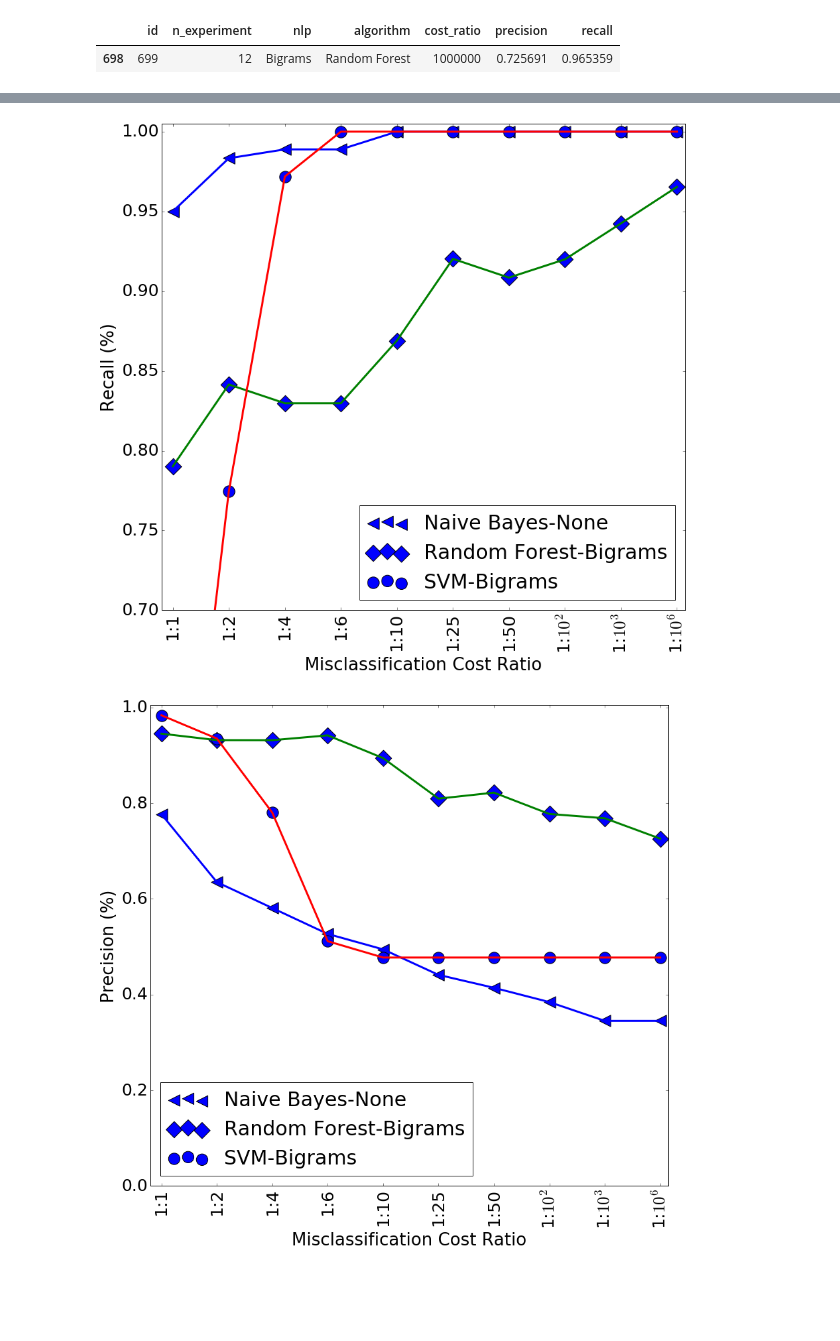
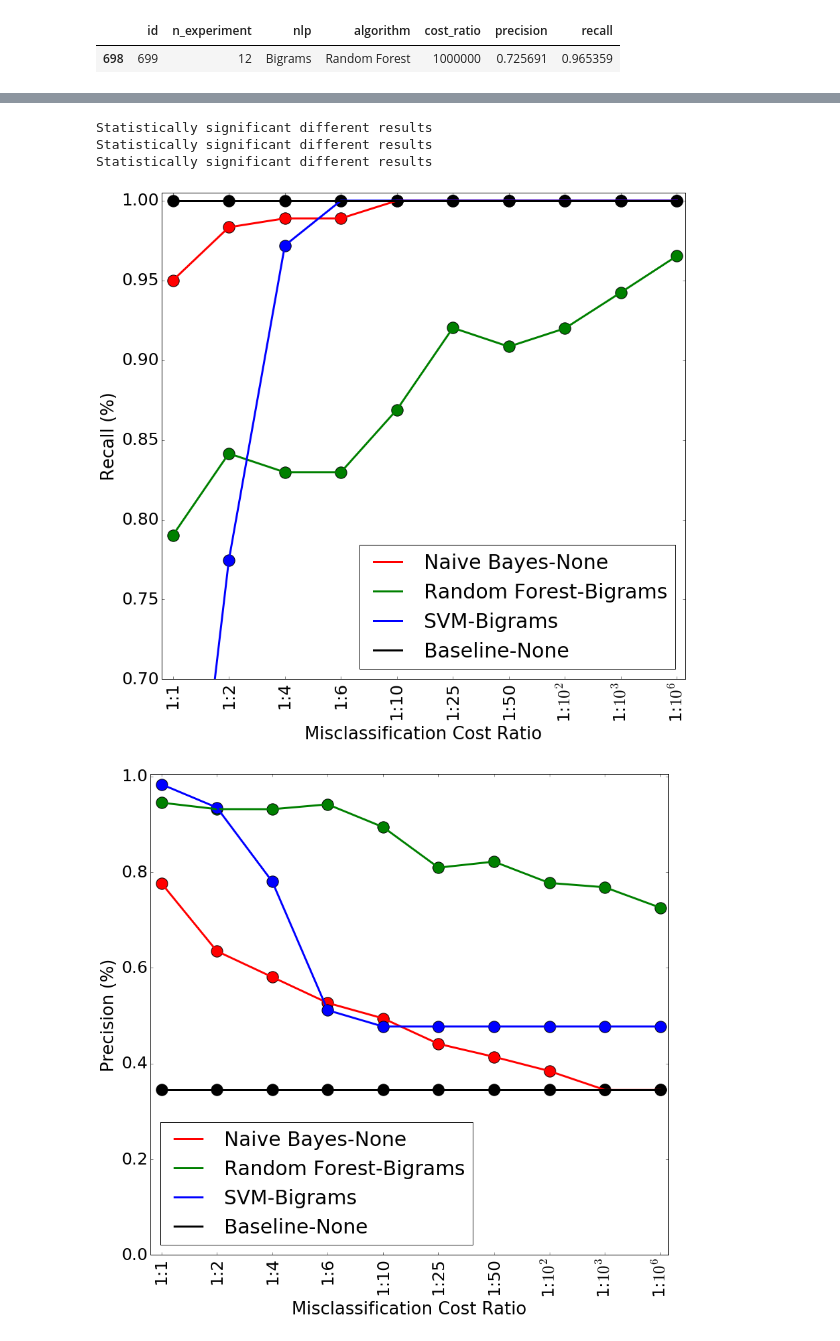
Before and after one commit to borjaeg/thete, a Jupyter notebook: Paper-Analysis.ipynb, the cells around one changed output, grey strips where cells are left out. Cells and saved outputs as stored; diff of their text form; code cells hidden in the pictures; blank space fills up the shorter version.

```diff
--- a/Paper-Analysis.ipynb
+++ b/Paper-Analysis.ipynb
@@ -173,16 +73,3 @@ get_best("Random Forest")
 # %% [output]
 |  | id | n_experiment | nlp | algorithm | cost_ratio | precision | recall |
 | 698 | 699 | 12 | Bigrams | Random Forest | 1000000 | 0.725691 | 0.965359 |
-# %%
-def get_best_by_cost(important_metric, algorithm, plot_metric):
-    best_rf_experiment = data.loc[(data["algorithm"] == algorithm) &
-         (data[important_metric] == data.loc[(data["algorithm"] ==
-                                      algorithm)][important_metric].max())]["n_experiment"].values[0]
-
-    best_rf_nlp = data.loc[(data["algorithm"] == algorithm) &
-         (data[important_metric] == data.loc[(data["algorithm"] ==
-                                      algorithm)][important_metric].max())]["nlp"].values[0]
-
-    return np.array(data.loc[(data["algorithm"] == algorithm) &
-         (data["n_experiment"] == best_rf_experiment) &
-         (data["nlp"] == best_rf_nlp)][plot_metric].values), algorithm, best_rf_nlp
@@ -189,18 +96,30 @@ def get_best_by_cost(important_metric, algorithm, plot_metric):
+# %%
+data1 = data.loc[(data["algorithm"] == "Random Forest")]["recall"]
+data2 =  data.loc[(data["algorithm"] == "Naive Bayes")]["recall"]
+data3 =  data.loc[(data["algorithm"] == "SVM")]["recall"]
+
+are_different(data1, data2, threshold=0.001, parametric=False)
+are_different(data1, data3, threshold=0.001, parametric=False)
+are_different(data2, data3, threshold=0.001, parametric=False)
+# %% [output]
+Statistically significant different results
+Statistically significant different results
+Statistically significant different results
 # %%
 recalls = []
 precisions = []
-for m in ["Naive Bayes", "Random Forest", "SVM"]:
+for m in ["Naive Bayes", "Random Forest", "SVM", "Baseline"]:
     recalls.append(get_best_by_cost("recall", m , "recall"))
     precisions.append(get_best_by_cost("recall", m , "precision"))
 # %%
 plot_image(axis_costs, recalls, title="RECALL", ylim = [0.70, 1.005],
-           xlim = cxlim, name="recall", labels=labels, ylabel="Recall (%)",
+           xlim = cxlim, file_name="recall", labels=labels, ylabel="Recall (%)",
            loc='lower righ', markers="<Do|")
 # %% [output]
-[figure, old version]
+[figure, new version]
 # %%
 plot_image(axis_costs, precisions, title="RECALL", ylim = [0., 1.005],
-           xlim = cxlim, name="precision", labels=labels, ylabel="Precision (%)",
+           xlim = cxlim, file_name="precision", labels=labels, ylabel="Precision (%)",
            loc='lower righ', markers="<Do|")
 # %% [output]
-[figure, old version]
+[figure, new version]
```
Also changed, not shown: parts of 14 cells of this notebook, 2 other files.
